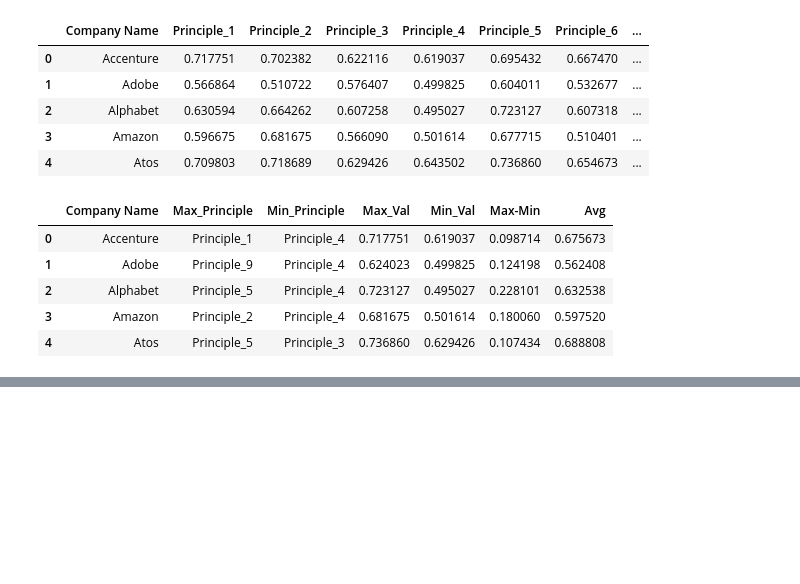
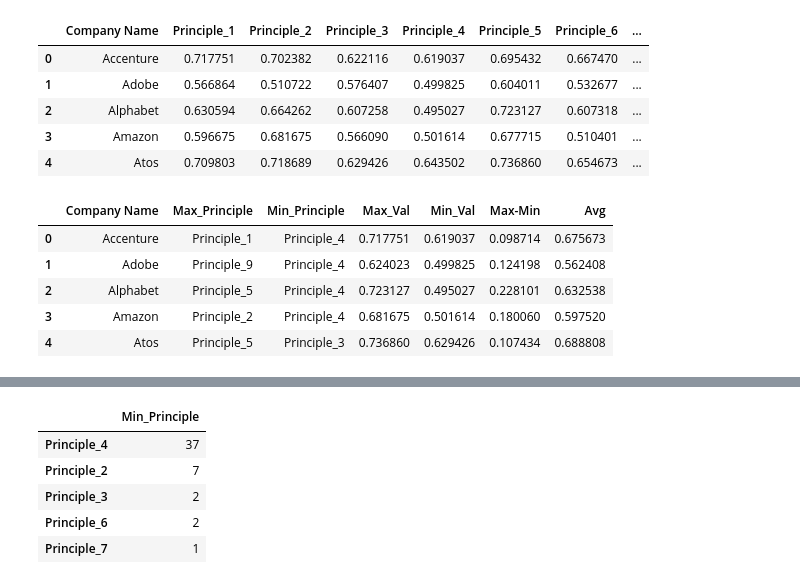
Before and after one commit to Kensuzuki95/Corporate_AI_Ethics_Guideline_Analysis, a Jupyter notebook: Result_Analysis.ipynb, the cells around one changed output, grey strips where cells are left out. Saved outputs shown, nothing was run; the diff lists cells and outputs as text; code cells hidden in the pictures; blank space fills up the shorter version.

```diff
--- a/Result_Analysis.ipynb
+++ b/Result_Analysis.ipynb
@@ -79,0 +92,9 @@ analysis.head()
+# %%
+analysis['Min_Principle'].value_counts().to_frame()
+# %% [output]
+|  | Min_Principle |
+| Principle_4 | 37 |
+| Principle_2 | 7 |
+| Principle_3 | 2 |
+| Principle_6 | 2 |
+| Principle_7 | 1 |
```
Also changed, not shown: parts of 2 cells of this notebook.
